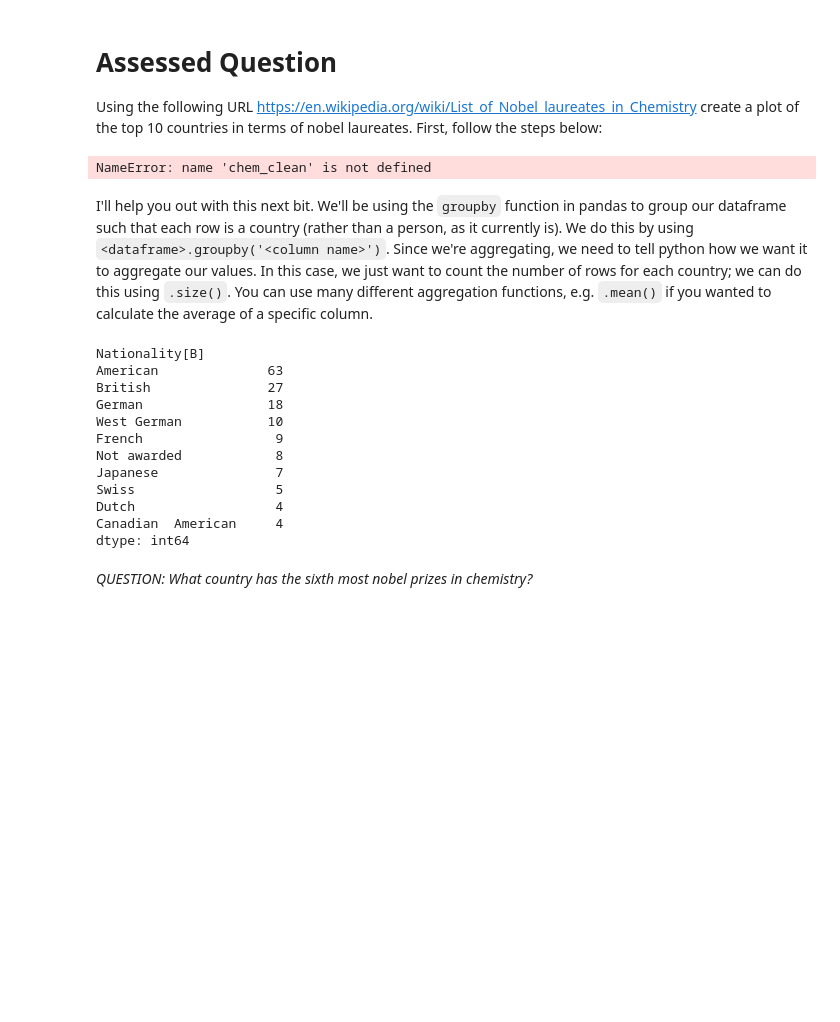
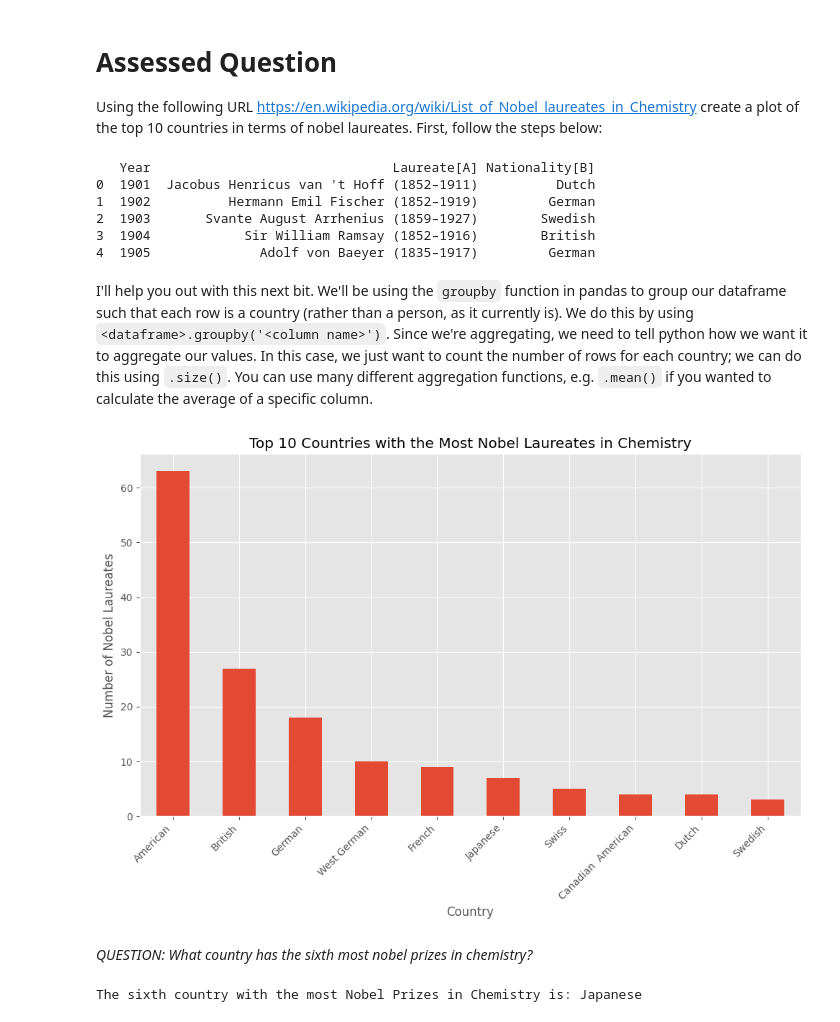
Before and after one commit to yuhengding1206/QM2-2024, a Jupyter notebook: notebooks/W02. Pandas.ipynb, the cells around one changed output. Saved outputs shown, nothing was run; the diff lists cells and outputs as text; code cells hidden in the pictures; blank space fills up the shorter version.

```diff
--- a/notebooks/W02. Pandas.ipynb
+++ b/notebooks/W02. Pandas.ipynb
@@ -518,37 +518,42 @@ pylab.rcParams['figure.figsize'] = (10.,7.)
 
 # select the first dataframe from this list and call it chem
 chem = pd.read_html(url)
+chem_clean = chem[0]
 chem_clean = chem_clean[chem_clean['Laureate[A]']!='Not awarded']
-chem_clean_again = chem_clean[['Year','Laureate[A]','Country[B]']]
-print(chem_clean_again.head(8))
+chem_clean_again = chem_clean[['Year','Laureate[A]','Nationality[B]']]
+print(chem_clean_again.head())
 # %% [output]
-NameError: name 'chem_clean' is not defined
+   Year                               Laureate[A] Nationality[B]
+0  1901  Jacobus Henricus van 't Hoff (1852–1911)          Dutch
+1  1902          Hermann Emil Fischer (1852–1919)         German
+2  1903       Svante August Arrhenius (1859–1927)        Swedish
+3  1904            Sir William Ramsay (1852–1916)        British
+4  1905              Adolf von Baeyer (1835–1917)         German
 # %% [markdown]
 I'll help you out with this next bit. We'll be using the `groupby` function in pandas to group our dataframe such that each row is a country (rather than a person, as it currently is). We do this by using `<dataframe>.groupby('<column name>')`. Since we're aggregating, we need to tell python how we want it to aggregate our values. In this case, we just want to count the number of rows for each country; we can do this using `.size()`. You can use many different aggregation functions, e.g. `.mean()` if you wanted to calculate the average of a specific column.
 # %%
 # create a new dataframe called 'country' in which each row is a country, and the values represent the number of nobel laureates.
 
-country = chem[0].groupby('Nationality[B]').size()
-
+country = chem_clean_again.groupby('Nationality[B]').size()
 
 # now sort it in descending order
 
 country_sorted = country.sort_values(ascending=False) #changed this line to sort the country series, and reassigned it
 
 # finally, plot the top 10 countries
-print(country_sorted.head(10))
+country_sorted.head(10).plot(kind='bar')
+plt.title('Top 10 Countries with the Most Nobel Laureates in Chemistry')
+plt.xlabel('Country')
+plt.ylabel('Number of Nobel Laureates')
+plt.xticks(rotation=45, ha='right')
+plt.tight_layout()
+plt.show()
 # %% [output]
-Nationality[B]
-American              63
-British               27
-German                18
-West German           10
-French                 9
-Not awarded            8
-Japanese               7
-Swiss                  5
-Dutch                  4
-Canadian  American     4
-dtype: int64
+[figure, added]
 # %% [markdown]
 *QUESTION: What country has the sixth most nobel prizes in chemistry?*
+# %%
+sixth_country = country_sorted.index[5]
+print(f"The sixth country with the most Nobel Prizes in Chemistry is: {sixth_country}")
+# %% [output]
+The sixth country with the most Nobel Prizes in Chemistry is: Japanese
```
